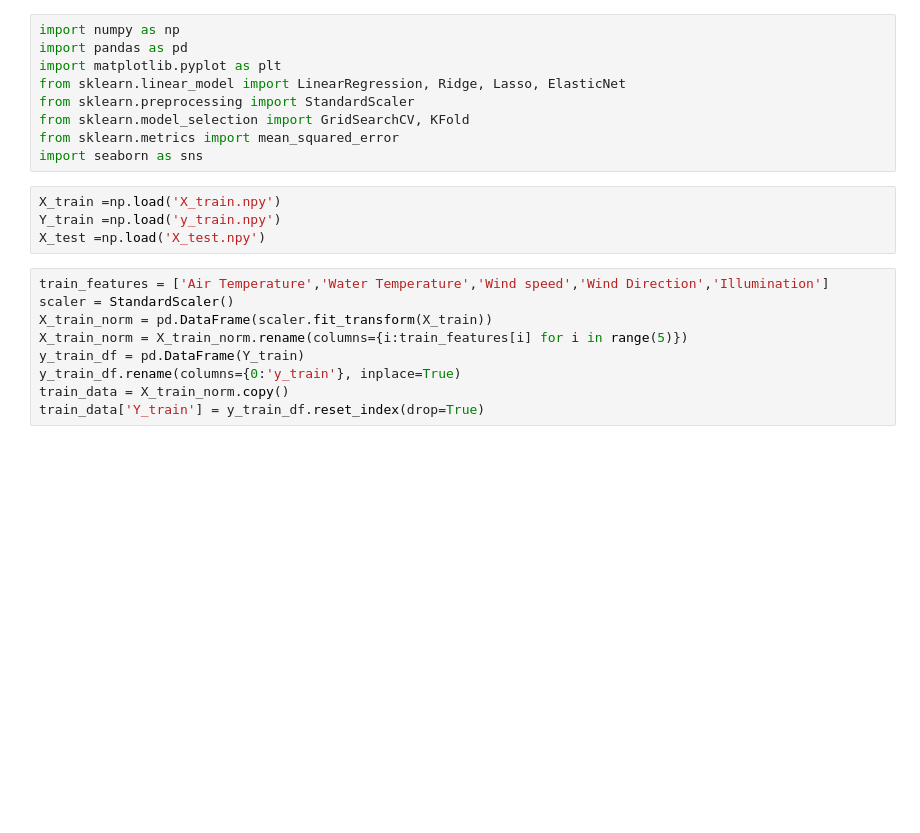
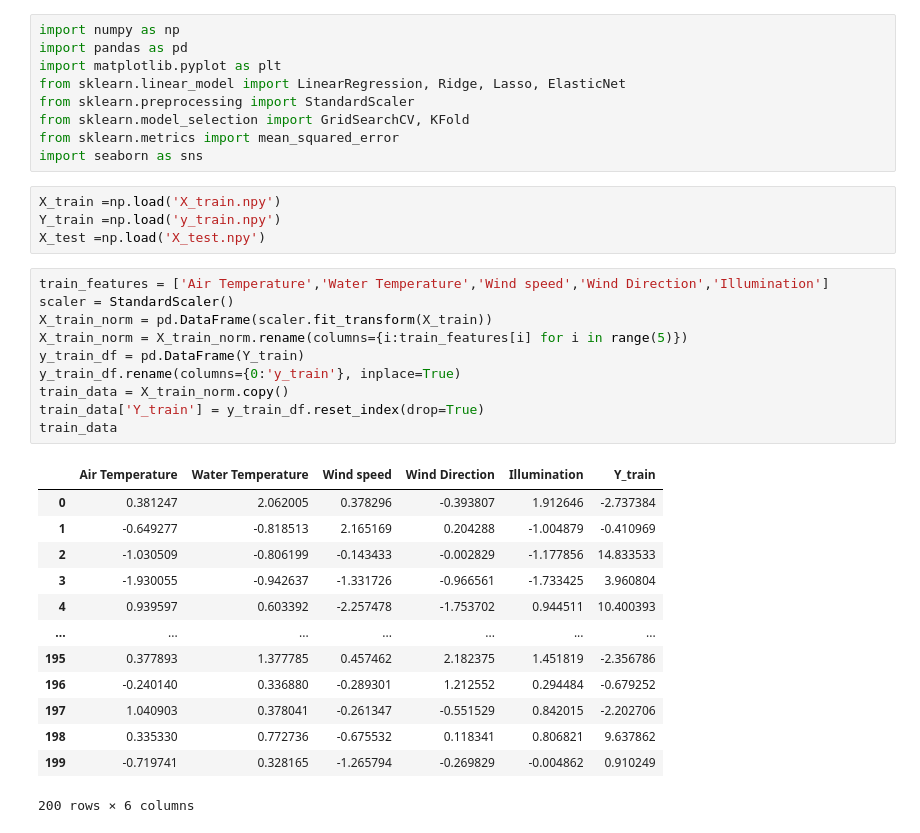
Before and after one commit to goncalomachadoribeiro/Machine-Learning-1st-Semester-2024-2025, a Jupyter notebook: Project_1_1.ipynb, the cells around one changed output. Saved outputs shown, nothing was run; the diff lists cells and outputs as text; blank space fills up the shorter version.

```diff
--- a/Project_1_1.ipynb
+++ b/Project_1_1.ipynb
@@ -14,12 +14,27 @@ X_test =np.load('X_test.npy')
 # %%
 train_features = ['Air Temperature','Water Temperature','Wind speed','Wind Direction','Illumination']
 scaler = StandardScaler()
 X_train_norm = pd.DataFrame(scaler.fit_transform(X_train))
 X_train_norm = X_train_norm.rename(columns={i:train_features[i] for i in range(5)})
 y_train_df = pd.DataFrame(Y_train)
 y_train_df.rename(columns={0:'y_train'}, inplace=True)
 train_data = X_train_norm.copy()
 train_data['Y_train'] = y_train_df.reset_index(drop=True)
+train_data
+# %% [output]
+|  | Air Temperature | Water Temperature | Wind speed | Wind Direction | Illumination | Y_train |
+| 0 | 0.381247 | 2.062005 | 0.378296 | -0.393807 | 1.912646 | -2.737384 |
+| 1 | -0.649277 | -0.818513 | 2.165169 | 0.204288 | -1.004879 | -0.410969 |
+| 2 | -1.030509 | -0.806199 | -0.143433 | -0.002829 | -1.177856 | 14.833533 |
+| 3 | -1.930055 | -0.942637 | -1.331726 | -0.966561 | -1.733425 | 3.960804 |
+| 4 | 0.939597 | 0.603392 | -2.257478 | -1.753702 | 0.944511 | 10.400393 |
+| ... | ... | ... | ... | ... | ... | ... |
+| 195 | 0.377893 | 1.377785 | 0.457462 | 2.182375 | 1.451819 | -2.356786 |
+| 196 | -0.240140 | 0.336880 | -0.289301 | 1.212552 | 0.294484 | -0.679252 |
+| 197 | 1.040903 | 0.378041 | -0.261347 | -0.551529 | 0.842015 | -2.202706 |
+| 198 | 0.335330 | 0.772736 | -0.675532 | 0.118341 | 0.806821 | 9.637862 |
+| 199 | -0.719741 | 0.328165 | -1.265794 | -0.269829 | -0.004862 | 0.910249 |
+200 rows × 6 columns
 # %%
 fig, axes = plt.subplots(1, 5, figsize=(20, 5))
 
```
Also changed, not shown: parts of 2 cells of this notebook.
